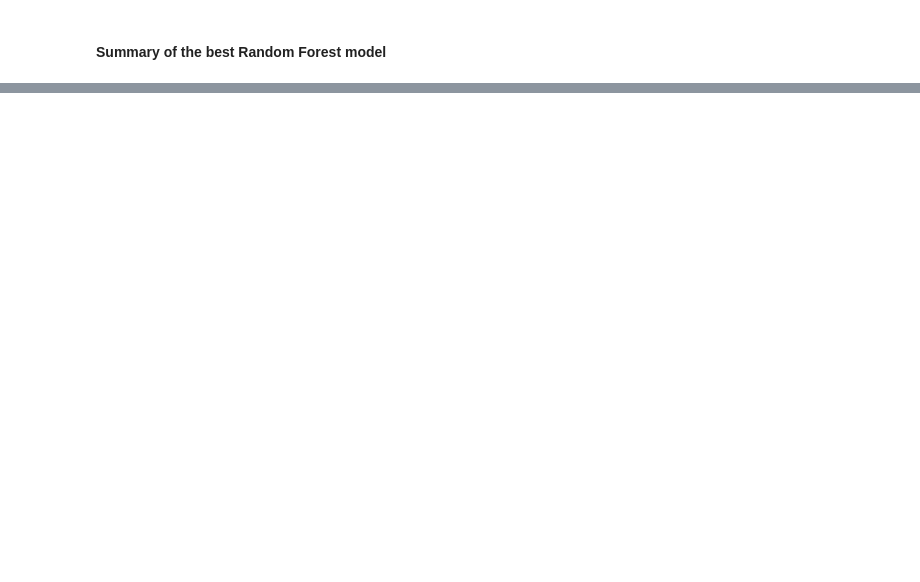
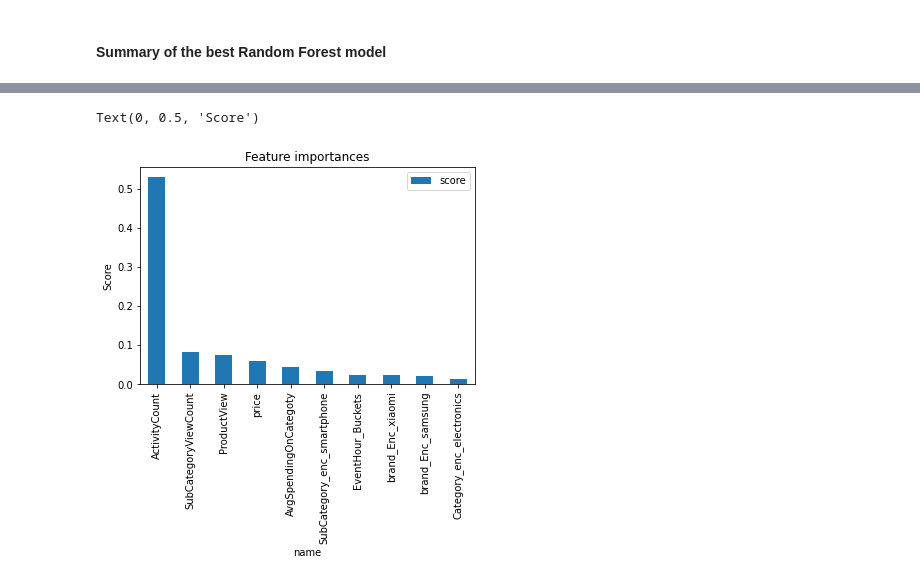
Before and after one commit to sarathraja91/customer-churn-prediction-master, a Jupyter notebook: Notebook_4.ipynb, the cells around one changed output, grey strips where cells are left out. Drawn from its saved outputs; the diff is of its cells as text; code cells hidden in the pictures; blank space fills up the shorter version.

```diff
--- a/Notebook_4.ipynb
+++ b/Notebook_4.ipynb
@@ -91,0 +140,11 @@ print(df.count(), len(df.columns))
+# %%
+# Vector assembler to combine all the features
+assembler = VectorAssembler(inputCols=['brand_Enc' ,'Category_enc', 'SubCategory_enc', 'price',"ActivityCount", "ProductView", "SubCategoryViewCount", "EventHour_Buckets", "AvgSpendingOnCategoty"],
+                            outputCol="features")
+# %%
+# Pipeline for the tasks
+# Pipeline for the tasks
+pipeline = Pipeline(stages=[brand_indexr,category_indexr,subCat_indexr, one_hot_encoder, assembler])
+# %%
+# Transforming the dataframe df
+df = pipeline.fit(df).transform(df)
@@ -204,2 +270,2 @@ def ExtractFeatureImp(featureImp, dataset, featuresCol):
 # %%
-ExtractFeatureImp(bestModel.featureImportances, df, "features").head(10)
+RFfi = ExtractFeatureImp(bestModel.featureImportances, df, "features").head(10)
@@ -218,0 +288,7 @@ ExtractFeatureImp(bestModel.featureImportances, df, "features").head(10)
+# %%
+ax = RFfi.plot.bar(x = 'name',y='score')
+ax.set_title("Feature importances")
+ax.set_ylabel("Score")
+# %% [output]
+Text(0, 0.5, 'Score')
+[figure, added]
```
Also changed, not shown: parts of 38 cells of this notebook, 4 other files.
